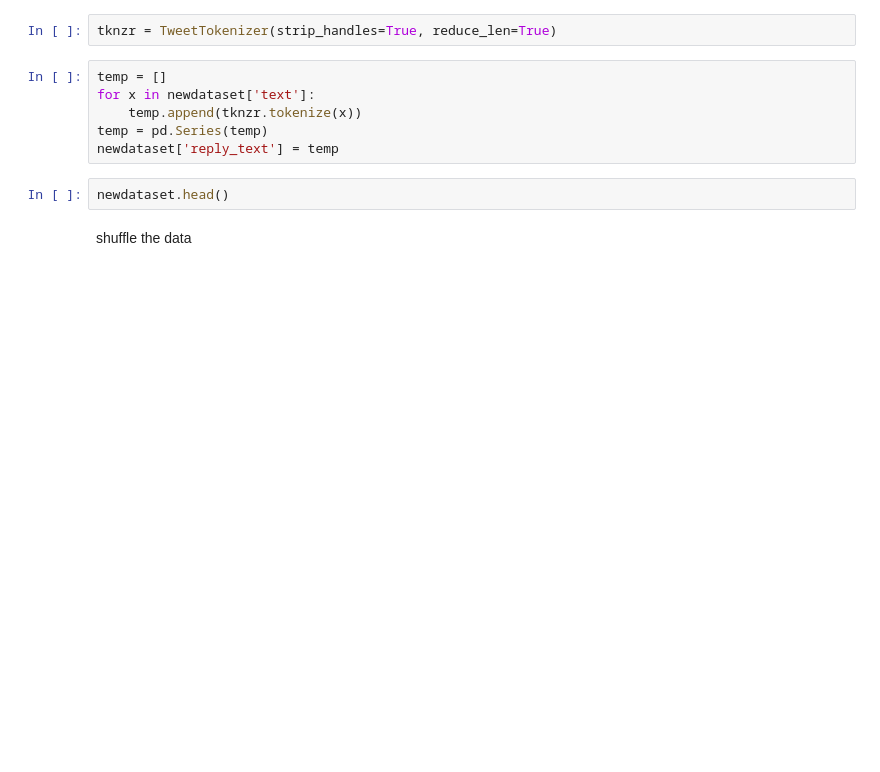
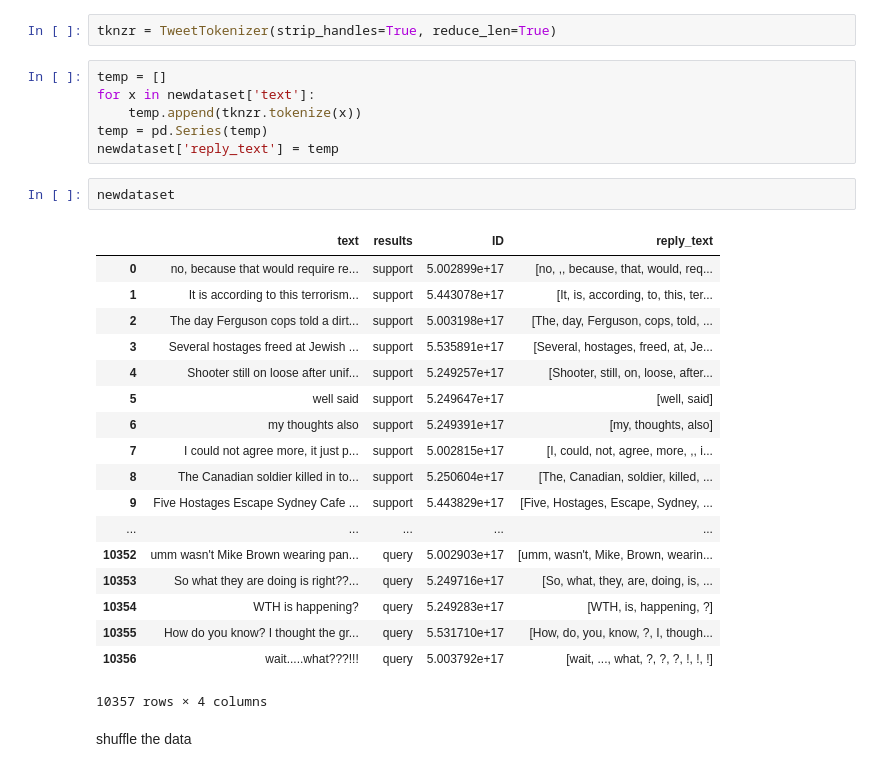
Before and after one commit to NicoleLam/NLP-text-classification, a Jupyter notebook: task_A.ipynb, the cells around one changed output. Drawn from its saved outputs; the diff is of its cells as text; blank space fills up the shorter version.

```diff
--- a/task_A.ipynb
+++ b/task_A.ipynb
@@ -352,7 +363,26 @@ for x in newdataset['text']:
 temp = pd.Series(temp)
 newdataset['reply_text'] = temp
 # %%
-newdataset.head()
+newdataset
+# %% [output]
+|  | text | results | ID | reply_text |
+| 0 | no, because that would require re... | support | 5.002899e+17 | [no, ,, because, that, would, req... |
+| 1 | It is according to this terrorism... | support | 5.443078e+17 | [It, is, according, to, this, ter... |
+| 2 | The day Ferguson cops told a dirt... | support | 5.003198e+17 | [The, day, Ferguson, cops, told, ... |
+| 3 | Several hostages freed at Jewish ... | support | 5.535891e+17 | [Several, hostages, freed, at, Je... |
+| 4 | Shooter still on loose after unif... | support | 5.249257e+17 | [Shooter, still, on, loose, after... |
+| 5 | well said | support | 5.249647e+17 | [well, said] |
+| 6 | my thoughts also | support | 5.249391e+17 | [my, thoughts, also] |
+| 7 | I could not agree more, it just p... | support | 5.002815e+17 | [I, could, not, agree, more, ,, i... |
+| 8 | The Canadian soldier killed in to... | support | 5.250604e+17 | [The, Canadian, soldier, killed, ... |
+| 9 | Five Hostages Escape Sydney Cafe ... | support | 5.443829e+17 | [Five, Hostages, Escape, Sydney, ... |
+| ... | ... | ... | ... | ... |
+| 10352 | umm wasn't Mike Brown wearing pan... | query | 5.002903e+17 | [umm, wasn't, Mike, Brown, wearin... |
+| 10353 | So what they are doing is right??... | query | 5.249716e+17 | [So, what, they, are, doing, is, ... |
+| 10354 | WTH is happening? | query | 5.249283e+17 | [WTH, is, happening, ?] |
+| 10355 | How do you know? I thought the gr... | query | 5.531710e+17 | [How, do, you, know, ?, I, though... |
+| 10356 | wait.....what???!!! | query | 5.003792e+17 | [wait, ..., what, ?, ?, ?, !, !, !] |
+10357 rows × 4 columns
 # %% [markdown]
 shuffle the data
 # %%
```
Also changed, not shown: parts of 4 cells of this notebook.
